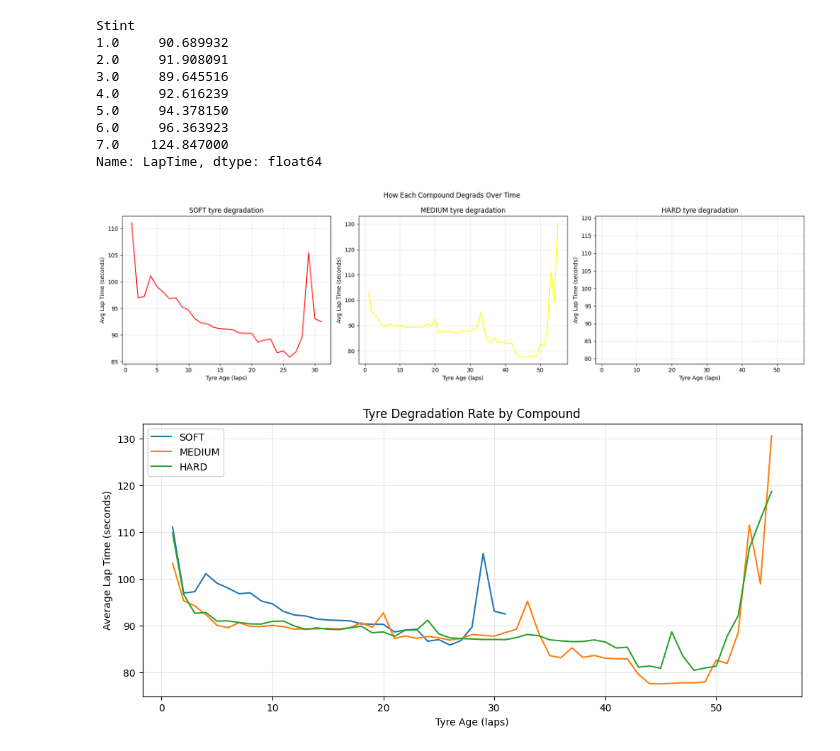
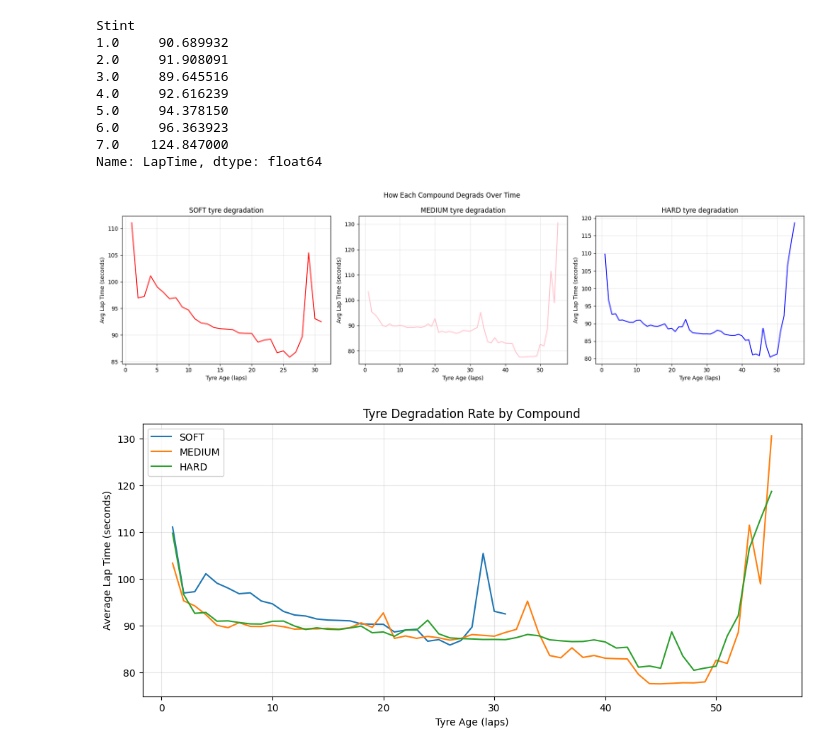
Before and after one commit to the-liyanage/f1-strategy-optimizer, a Jupyter notebook: notebooks/01_eda.ipynb, the cells around one changed output. Drawn from its saved outputs; the diff is of its cells as text; code cells hidden in the pictures.

```diff
--- a/notebooks/01_eda.ipynb
+++ b/notebooks/01_eda.ipynb
@@ -654,24 +655,24 @@ Name: LapTime, dtype: float64
 # %%
 # Degradation by compound
 # Average lap time by tyre life AND compound across all races
 fig, axes = plt.subplots(1, 3, figsize = (18, 5))
 compounds = ["SOFT", "MEDIUM", "HARD"]
-colors = ["red", "yellow", "white"]
+colors = ["red", "pink", "blue"]
 
 for i, (compound, color) in enumerate(zip(compounds, colors)):
     compound_df = df[df["Compound"] == compound]
     avg_by_age = compound_df.groupby("TyreLife")["LapTime"].mean()
     axes[i].plot(avg_by_age.index, avg_by_age.values, color = color)
     axes[i].set_title(f"{compound} tyre degradation")
     axes[i].set_xlabel("Tyre Age (laps)")
     axes[i].set_ylabel("Avg Lap Time (seconds)")
     axes[i].grid(True, alpha = 0.3)
 
 plt.suptitle("How Each Compound Degrads Over Time")
 plt.tight_layout()
 plt.show()
 # %% [output]
-[figure, old version]
+[figure, new version]
 # %%
 # Calculate how much lap time increases per lap on each compound
 # TRUE degradation rate
```
Also changed, not shown: parts of 5 cells of this notebook.
